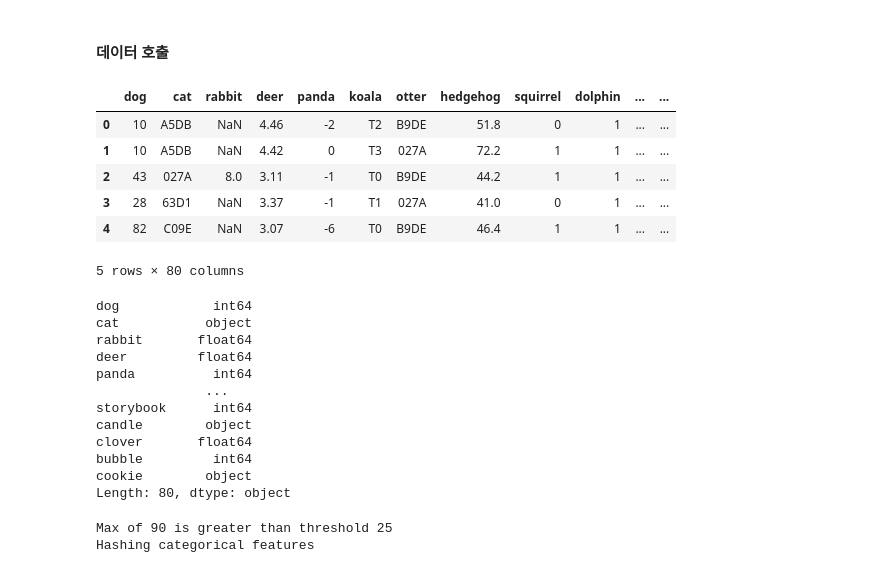
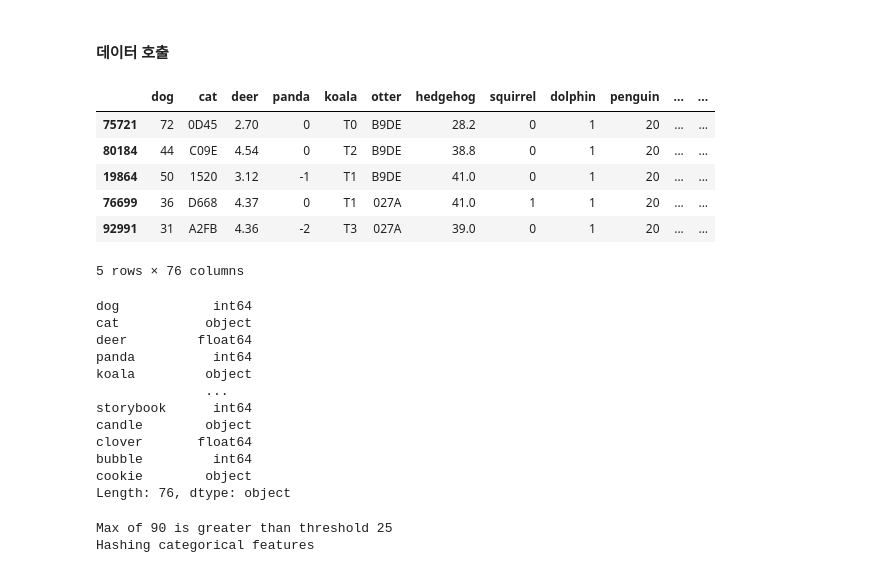
Before and after one commit to OREYH/DenseClus, a Jupyter notebook: Clustering_MostAI.ipynb, the cells around one changed output. Drawn from its saved outputs; the diff is of its cells as text; code cells hidden in the pictures.

```diff
--- a/Clustering_MostAI.ipynb
+++ b/Clustering_MostAI.ipynb
@@ -43,40 +44,41 @@ sns.set(rc={"figure.figsize": (10, 8)})
 # %%
 SEED = 42
 np.random.seed(SEED)  # set the random seed as best we can
 
 data_path = './data/flat-training.csv'
 
 df = pd.read_csv(data_path)
 
 # 결측치가 하나라도 있는 열을 제거
-#df = df.dropna(axis=1)
+df = df.dropna(axis=1)
 
-#df = df.sample(n=2000, random_state=SEED)
+# random sampling 진행
+df = df.sample(n=2000, random_state=SEED)
 
 df.head(5)
 # %% [output]
-|  | dog | cat | rabbit | deer | panda | koala | otter | hedgehog | squirrel | dolphin | ... | ... |
-| 0 | 10 | A5DB | NaN | 4.46 | -2 | T2 | B9DE | 51.8 | 0 | 1 | ... | ... |
-| 1 | 10 | A5DB | NaN | 4.42 | 0 | T3 | 027A | 72.2 | 1 | 1 | ... | ... |
-| 2 | 43 | 027A | 8.0 | 3.11 | -1 | T0 | B9DE | 44.2 | 1 | 1 | ... | ... |
-| 3 | 28 | 63D1 | NaN | 3.37 | -1 | T1 | 027A | 41.0 | 0 | 1 | ... | ... |
-| 4 | 82 | C09E | NaN | 3.07 | -6 | T0 | B9DE | 46.4 | 1 | 1 | ... | ... |
+|  | dog | cat | deer | panda | koala | otter | hedgehog | squirrel | dolphin | penguin | ... | ... |
+| 75721 | 72 | 0D45 | 2.70 | 0 | T0 | B9DE | 28.2 | 0 | 1 | 20 | ... | ... |
+| 80184 | 44 | C09E | 4.54 | 0 | T2 | B9DE | 38.8 | 0 | 1 | 20 | ... | ... |
+| 19864 | 50 | 1520 | 3.12 | -1 | T1 | B9DE | 41.0 | 0 | 1 | 20 | ... | ... |
+| 76699 | 36 | D668 | 4.37 | 0 | T1 | 027A | 41.0 | 1 | 1 | 20 | ... | ... |
+| 92991 | 31 | A2FB | 4.36 | -2 | T3 | 027A | 39.0 | 0 | 1 | 20 | ... | ... |
-5 rows × 80 columns
+5 rows × 76 columns
 # %%
 df.dtypes
 # %% [output]
 dog            int64
 cat           object
-rabbit       float64
 deer         float64
 panda          int64
+koala         object
               ...
 storybook      int64
 candle        object
 clover       float64
 bubble         int64
 cookie        object
-Length: 80, dtype: object
+Length: 76, dtype: object
 # %%
 clf = DenseClus(random_state=SEED, umap_combine_method="intersection")
 
```
Also changed, not shown: parts of 10 cells of this notebook, 1 other file.
